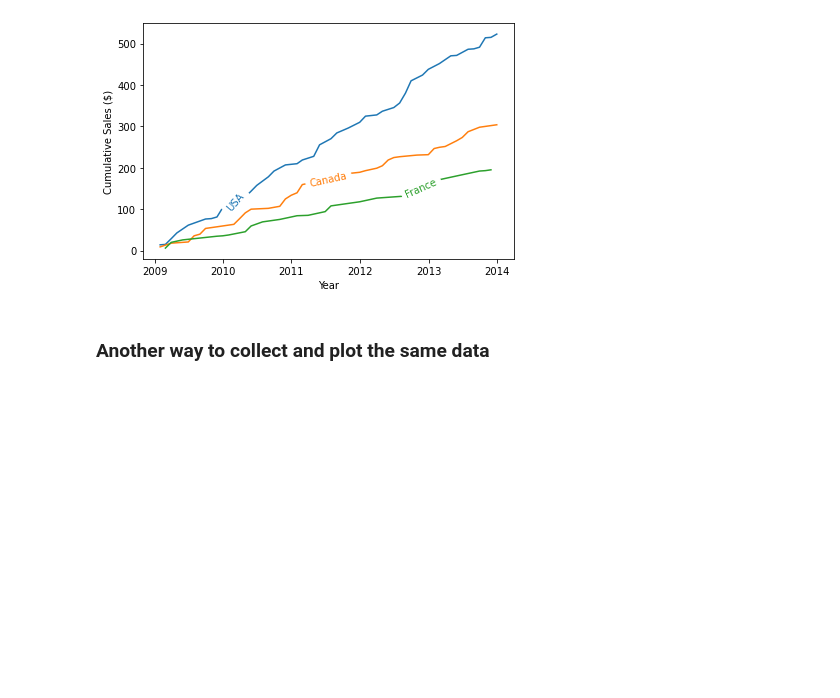
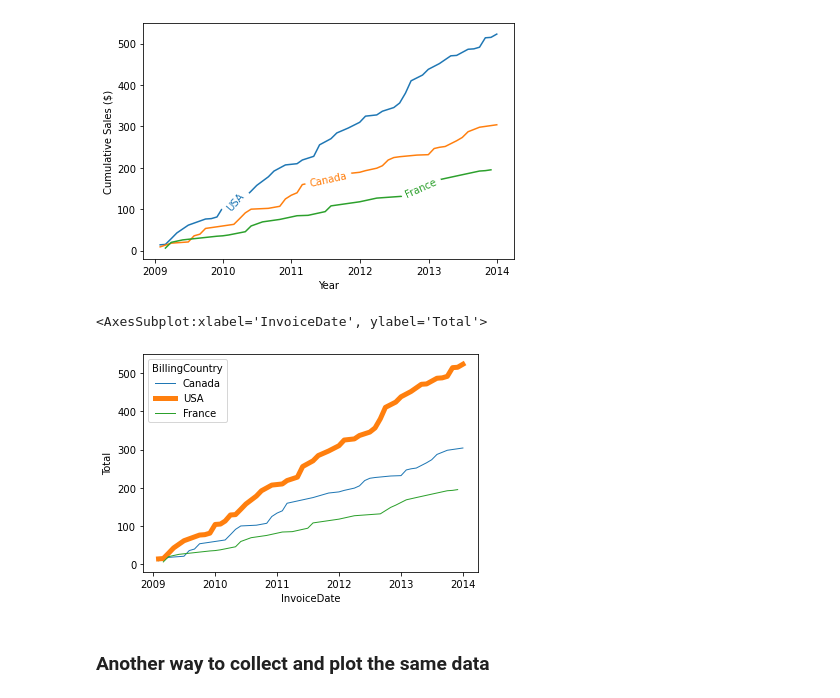
Before and after one commit to PacktPublishing/Practical-Data-Science-with-Python, a Jupyter notebook: Chapter5/Chapter_5_code.ipynb, the cells around one changed output. Cells and saved outputs as stored; diff of their text form; code cells hidden in the pictures; blank space fills up the shorter version.

```diff
--- a/Chapter5/Chapter_5_code.ipynb
+++ b/Chapter5/Chapter_5_code.ipynb
@@ -536,6 +537,11 @@ plt.tight_layout()
 plt.savefig('seaborn_lineplot_labels.png', dpi=300)
 # %% [output]
 [figure]
+# %%
+sns.lineplot(data=gb, x='InvoiceDate', y='Total', hue='BillingCountry', size='BillingCountry', sizes=[1, 5, 1])
+# %% [output]
+<AxesSubplot:xlabel='InvoiceDate', ylabel='Total'>
+[figure, added]
 # %% [markdown]
 ### Another way to collect and plot the same data
 # %%
```
Also changed, not shown: parts of 17 cells of this notebook, 2 other files.
